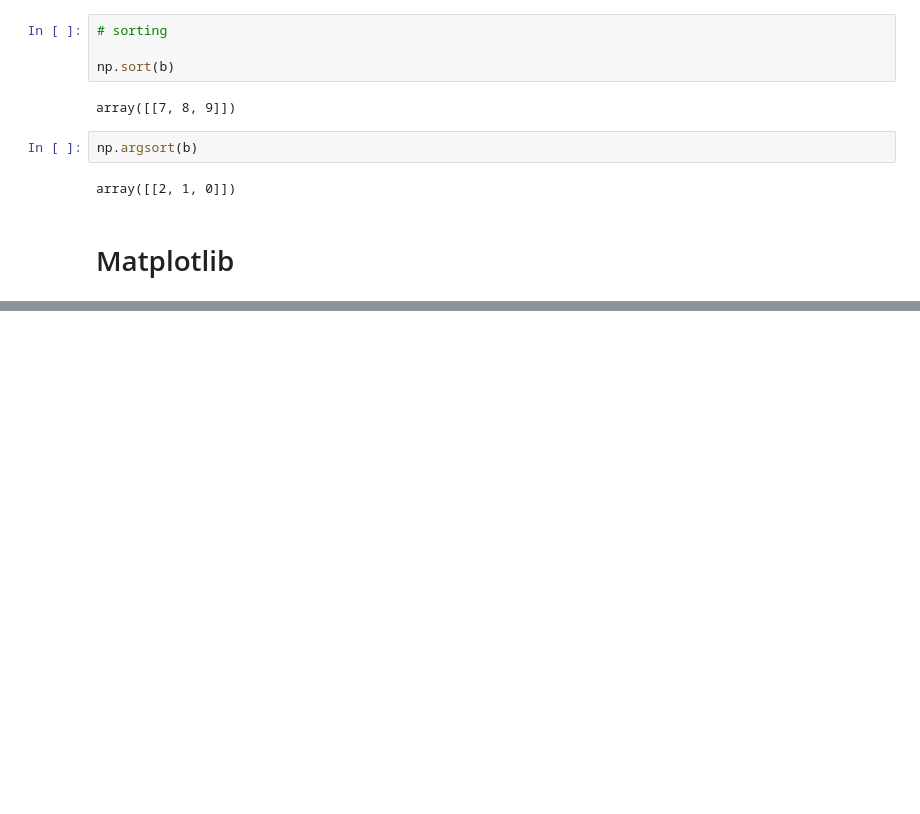
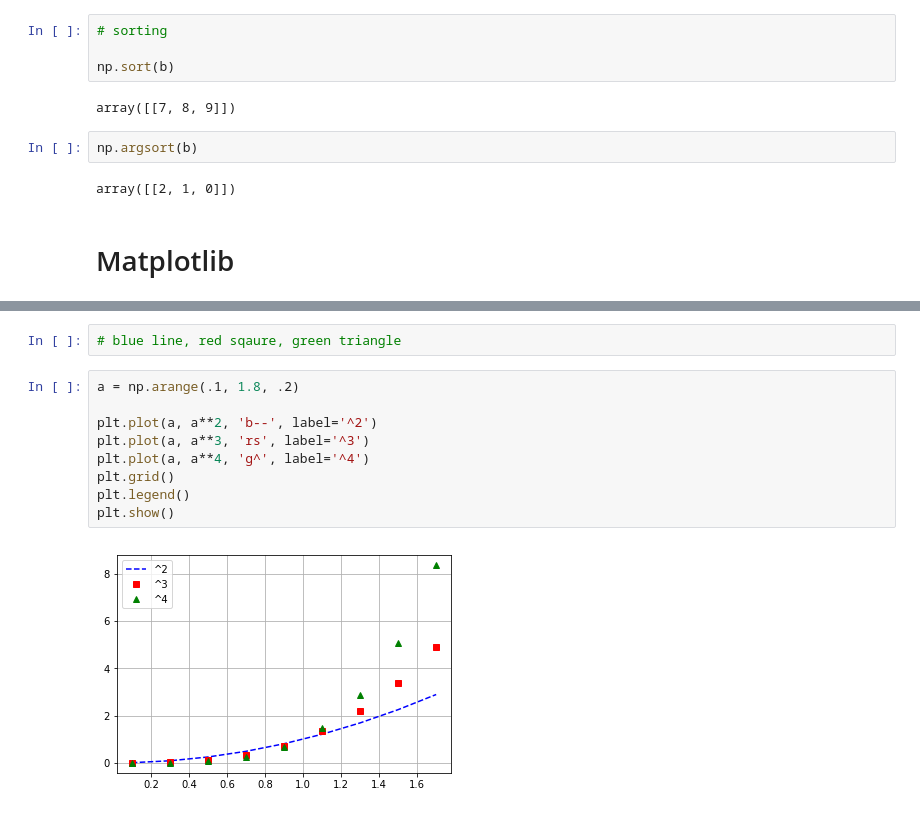
Before and after one commit to p-s-vishnu/Documents, a Jupyter notebook: Python/Mine/Python_libraries.ipynb, the cells around one changed output, grey strips where cells are left out. Saved outputs shown, nothing was run; the diff lists cells and outputs as text; blank space fills up the shorter version.

```diff
--- a/Python/Mine/Python_libraries.ipynb
+++ b/Python/Mine/Python_libraries.ipynb
@@ -365,0 +378,13 @@ array([[2, 1, 0]])
+# %%
+# blue line, red sqaure, green triangle
+# %%
+a = np.arange(.1, 1.8, .2)
+
+plt.plot(a, a**2, 'b--', label='^2')
+plt.plot(a, a**3, 'rs', label='^3')
+plt.plot(a, a**4, 'g^', label='^4')
+plt.grid()
+plt.legend()
+plt.show()
+# %% [output]
+[figure, added]
```
Also changed, not shown: parts of 11 cells of this notebook.
